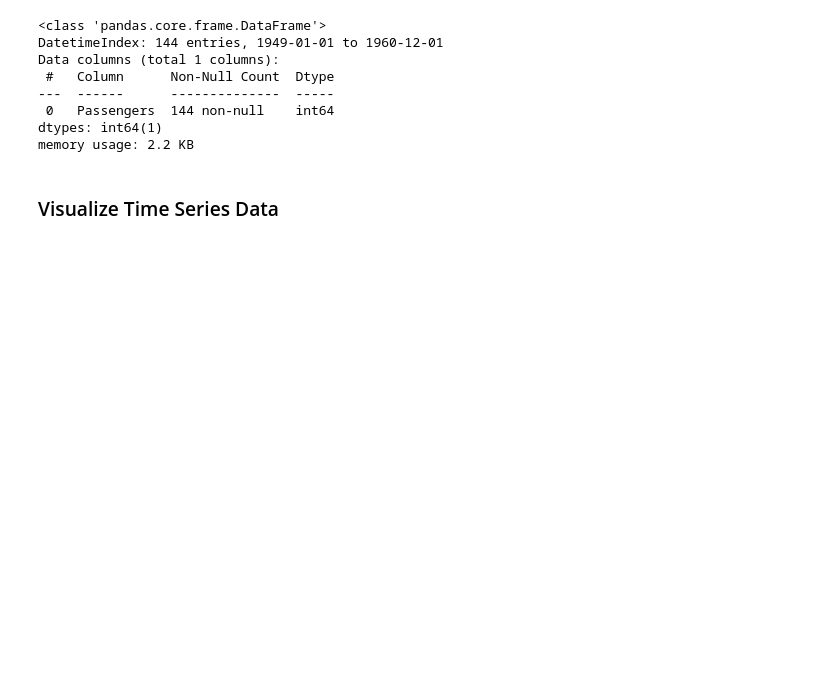
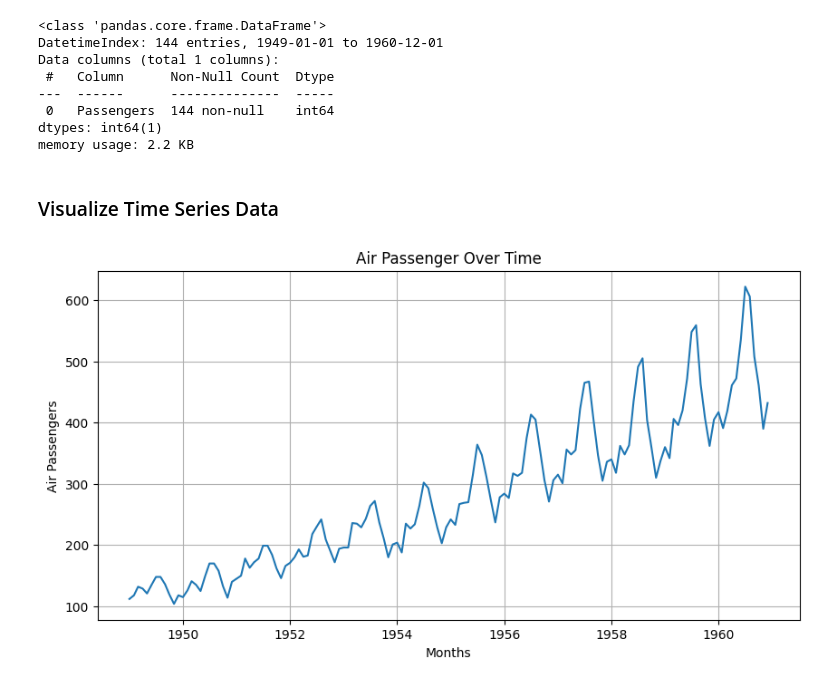
Before and after one commit to vaishaliraut/MLVscode_Demo, a Jupyter notebook: Time Series Analysis/TimeSeriesAnalysis.ipynb, the cells around one changed output. Cells and saved outputs as stored; diff of their text form; code cells hidden in the pictures; blank space fills up the shorter version.

```diff
--- a/Time Series Analysis/TimeSeriesAnalysis.ipynb
+++ b/Time Series Analysis/TimeSeriesAnalysis.ipynb
@@ -68,8 +68,11 @@ memory usage: 2.2 KB
 # %%
 import matplotlib.pyplot as plt
 plt.figure(figsize=(10,5))
 plt.plot(df['Passengers'])
 plt.xlabel('Months')
 plt.ylabel('Air Passengers')
 plt.title('Air Passenger Over Time')
-plt.
+plt.grid()
+plt.show()
+# %% [output]
+[figure, added]
```
Also changed, not shown: parts of 9 cells of this notebook.
